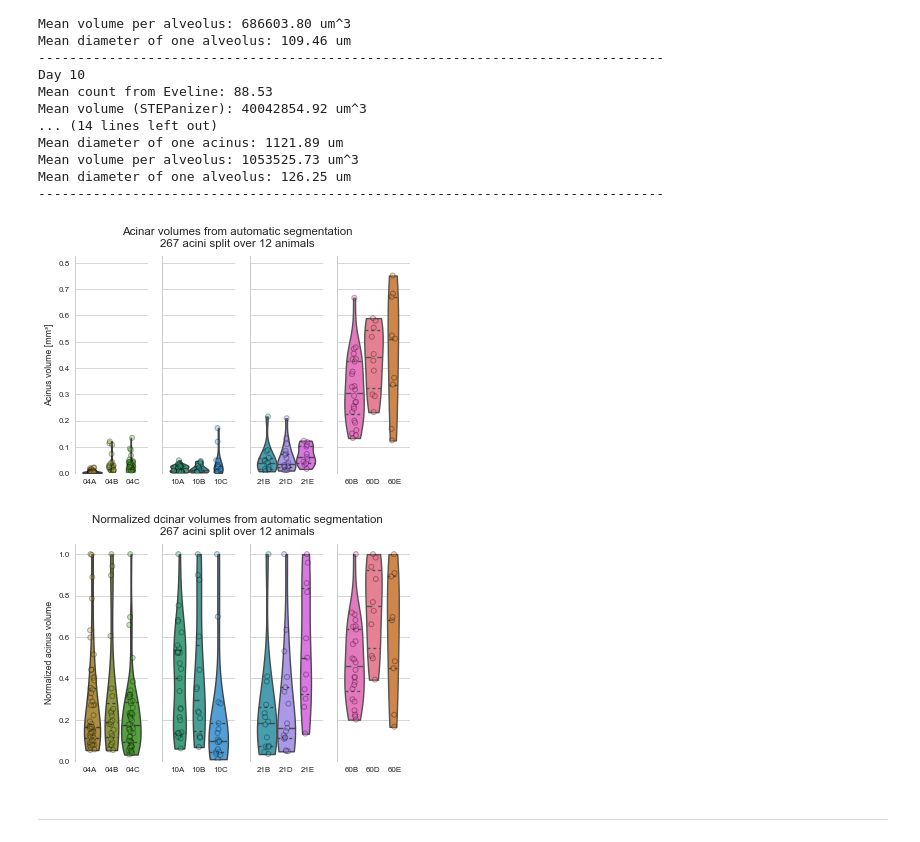
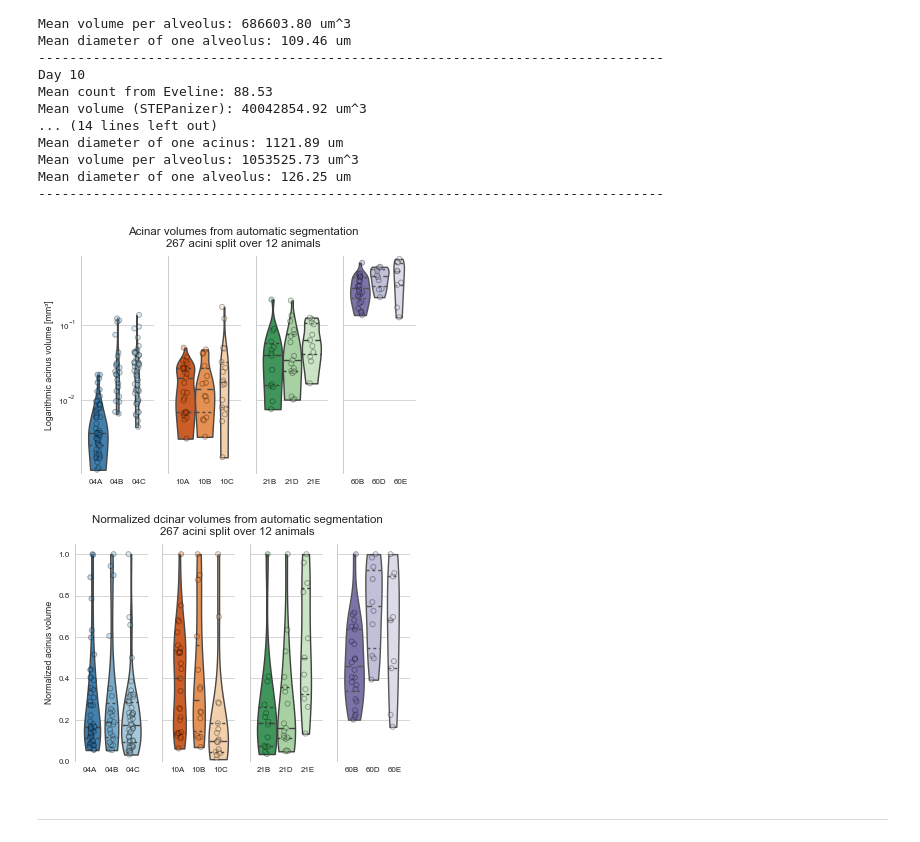
Before and after one commit to habi/acinar-analysis, a Jupyter notebook: Analysis.ipynb, the cells around one changed output. Cells and saved outputs as stored; diff of their text form; code cells hidden in the pictures.

Commit message:
Change color palette to a (hacked) diverging one

```diff
--- a/Analysis.ipynb
+++ b/Analysis.ipynb
@@ -428,3 +426,14 @@ ourpalette = {animal: ourcolors[c] for c, animal in enumerate(pandas.unique(Data
 Data['Counts_Eveline_normalized'] = numpy.nan
 for c, row in Data.iterrows():
     Data.loc[c, 'Counts_Eveline_normalized'] = row.Counts_Eveline / numpy.nanmax(Data.loc[Data.Animal == row.Animal].Counts_Eveline)
+# %%
+# Hack ourselves a qualitative color map, based on the individual unique sample names, but rather equal for the days
+# First we get a colormap that has some regions (and expand it a bit, so we get 3 items per regions
+# Based on https://stackoverflow.com/a/39808980/323100
+x = numpy.linspace(0,1,len(Data.Animal.unique())+3)
+ourcolors = plt.cm.tab20c(x)
+# That's the palette we get. We use the first 12 values of it
+seaborn.palplot(ourcolors)
+# Set it as a dictionary
+# based on the comments in https://stackoverflow.com/q/36554075/323100
+ourpalette = {animal: ourcolors[c] for c, animal in enumerate(sorted(pandas.unique(Data.Animal)))}
@@ -442,7 +453,7 @@ for c, d in enumerate(sorted(pandas.unique(Data.Day))):
                                palette=ourpalette, cut=0, inner='quartiles')
     swrmplt = seaborn.stripplot(data=Data.loc[Data.Day == d], x='Day', y='Counts_Eveline_normalized', hue='Animal', jitter=True,
                                 hue_order=sorted(pandas.unique(Data.loc[Data.Day == d]['Animal'])),
-                                dodge=True, linewidth=1, palette=ourpalette, edgecolor='k', alpha=0.309)
+                                dodge=True, linewidth=1, palette=ourpalette, edgecolor='k', alpha=1)
     plt.ylim([0, 1.05])
 #     handles, labels = plt.gca().get_legend_handles_labels()
 #     plt.legend(handles[:len(handles) // 2], labels[:len(labels) // 2],
@@ -480,11 +491,10 @@ for c, d in enumerate(sorted(pandas.unique(Data.Day))):
 #     handles, labels = plt.gca().get_legend_handles_labels()
 #     bxplt.legend(handles[:len(handles) // 2], labels[:len(labels) // 2], loc='upper right')
     plt.legend('')
-    ylog = False
+    ylog = True
     if ylog:
-        plt.ylim([1e0, 1.5e3])
-#         plt.ylim([numpy.min(Data.Counts_Eveline.min()) * 0.9,
-#                   numpy.max(Data.Counts_Eveline.max()) * 1.1])
+        plt.ylim([numpy.min(Data.Counts_Eveline.min()) * 0.9,
+                  numpy.max(Data.Counts_Eveline.max()) * 1.1])
         plt.gca().set_yscale('log')
     else:
         plt.ylim([0, 1.1 * Data.Counts_Eveline.max()])
@@ -707,38 +717,38 @@ for c, d in enumerate(sorted(pandas.unique(Data.Day))):
                                 hue_order=sorted(pandas.unique(Data.loc[Data.Day == d]['Animal'])),
                                 dodge=True, linewidth=1,
                                 palette=ourpalette,
                                 edgecolor='k', alpha=0.309)
 #     handles, labels = plt.gca().get_legend_handles_labels()
 #     bxplt.legend(handles[:len(handles) // 2], labels[:len(labels) // 2], loc='upper right')
     plt.legend('')
-    ylog = False
+    ylog = True
     if ylog:
-        plt.ylim([1e-3, 1e0])
-#         plt.ylim([numpy.min(Data.Volume_Acinus_MeVisLab.min()) * 0.9,
-#                   numpy.max(Data.Volume_Acinus_MeVisLab.max()) * 1.1])
+#         plt.ylim([1e-3, 1e0])
+        plt.ylim([numpy.min(Data.Volume_Acinus_MeVisLab.min()) * 0.9,
+                  numpy.max(Data.Volume_Acinus_MeVisLab.max()) * 1.1])
         plt.gca().set_yscale('log')
     else:
         plt.ylim([0, 1.1 * Data.Volume_Acinus_MeVisLab.max()])
     plt.xticks(numpy.arange(-0.3, 0.6, 0.3), sorted(Data[Data.Day==d].Animal.unique()))
     plt.xlabel('')
     if c:
         plt.ylabel('')
         plt.gca().set_yticklabels([])
     else:
         if ylog:
             plt.ylabel('Logarithmic acinus volume [mm³]')
         else:
             plt.ylabel('Acinus volume [mm³]')
 plt.suptitle('Acinar volumes from automatic segmentation\n%s acini split over %s animals' % (len(Data),
                                                                                              len(pandas.unique(Data.Animal))))
 # seaborn.despine(offset=10, trim=True, bottom=True)
 if ylog:
     plt.savefig(os.path.join(OutputDir, 'volumes-mevislab-logarithmic.png'))
 else:
     plt.savefig(os.path.join(OutputDir, 'volumes-mevislab.png'))
 plt.show()
 # %% [output]
-[figure, old version]
+[figure, new version]
 # %%
 Data['Volume_Acinus_MeVisLab_normalized'] = numpy.nan
 for c, row in Data.iterrows():
@@ -771,7 +781,7 @@ plt.suptitle('Normalized dcinar volumes from automatic segmentation\n%s acini sp
 plt.savefig(os.path.join(OutputDir, 'volumes-mevislab-normalized.png'))
 plt.show()
 # %% [output]
-[figure, old version]
+[figure, new version]
 # %% [markdown]
 ----
 # %% [markdown]
```
Also changed, not shown: parts of 29 cells of this notebook.
